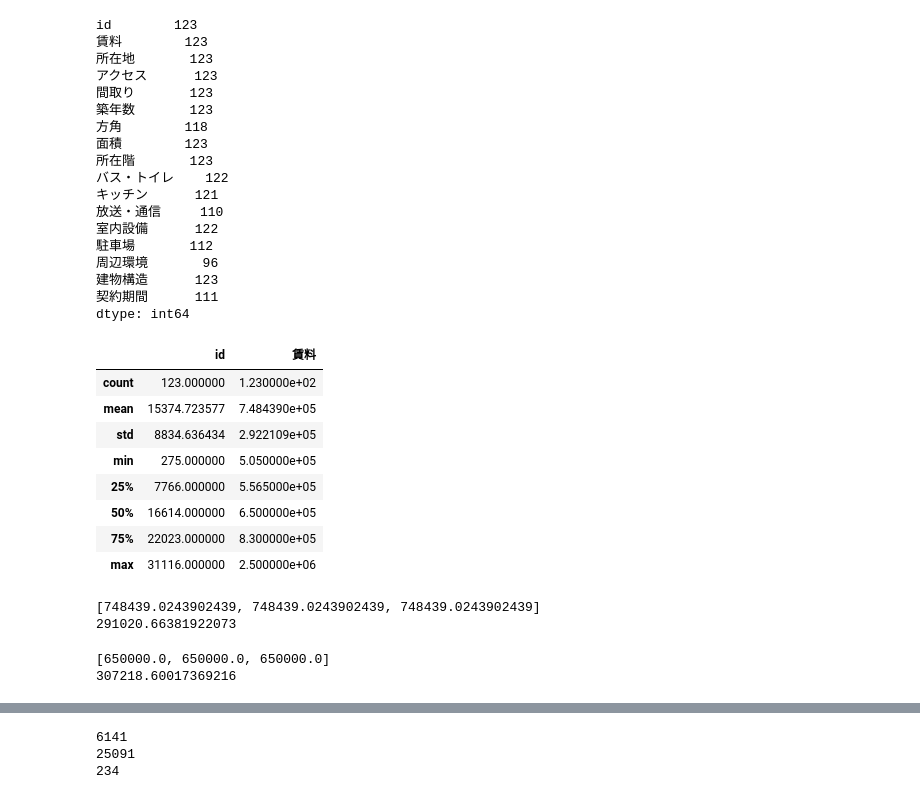
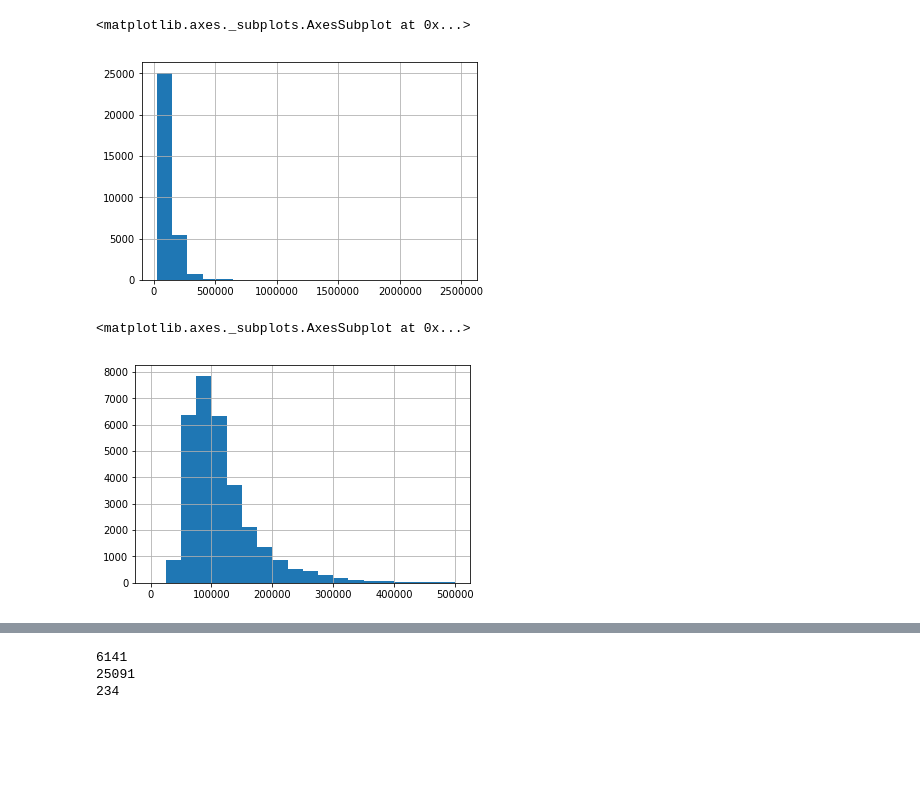
Before and after one commit to MosasoM/mynavi, a Jupyter notebook: mynavi_datavis.ipynb, the cells around one changed output, grey strips where cells are left out. Saved outputs shown, nothing was run; the diff lists cells and outputs as text; code cells hidden in the pictures; blank space fills up the shorter version.

```diff
--- a/mynavi_datavis.ipynb
+++ b/mynavi_datavis.ipynb
@@ -22,52 +19,10 @@ train = train.drop(5775)
+# %%
+train["賃料"].hist(bins=20)
+# %% [output]
+<matplotlib.axes._subplots.AxesSubplot at 0x...>
+[figure, added]
 # %%
-train.query("賃料>500000").count()
+train["賃料"].hist(bins=20,range=(0,500000))
 # %% [output]
-id        123
-賃料        123
-所在地       123
-アクセス      123
-間取り       123
-築年数       123
-方角        118
-面積        123
-所在階       123
-バス・トイレ    122
-キッチン      121
-放送・通信     110
-室内設備      122
-駐車場       112
-周辺環境       96
-建物構造      123
-契約期間      111
-dtype: int64
+<matplotlib.axes._subplots.AxesSubplot at 0x...>
+[figure, added]
-# %%
-th = 500000
-train.query("賃料>@th").describe()
-# %% [output]
-|  | id | 賃料 |
-| count | 123.000000 | 1.230000e+02 |
-| mean | 15374.723577 | 7.484390e+05 |
-| std | 8834.636434 | 2.922109e+05 |
-| min | 275.000000 | 5.050000e+05 |
-| 25% | 7766.000000 | 5.565000e+05 |
-| 50% | 16614.000000 | 6.500000e+05 |
-| 75% | 22023.000000 | 8.300000e+05 |
-| max | 31116.000000 | 2.500000e+06 |
-# %%
-t1 = train.query("賃料>@th")["賃料"].mean()
-t1 = [t1 for i in range(len(train.query("賃料>@th").values))]
-print(t1[:3])
-s1 = mean_squared_error(t1,train.query("賃料>@th")["賃料"].values)
-print(np.sqrt(s1))
-# %% [output]
-[748439.0243902439, 748439.0243902439, 748439.0243902439]
-291020.66381922073
-# %%
-t1 = train.query("賃料>@th")["賃料"].median()
-t1 = [t1 for i in range(len(train.query("賃料>@th").values))]
-print(t1[:3])
-s1 = mean_squared_error(t1,train.query("賃料>@th")["賃料"].values)
-print(np.sqrt(s1))
-# %% [output]
-[650000.0, 650000.0, 650000.0]
-307218.60017369216
```
Also changed, not shown: parts of 19 cells of this notebook, 21 other files.
